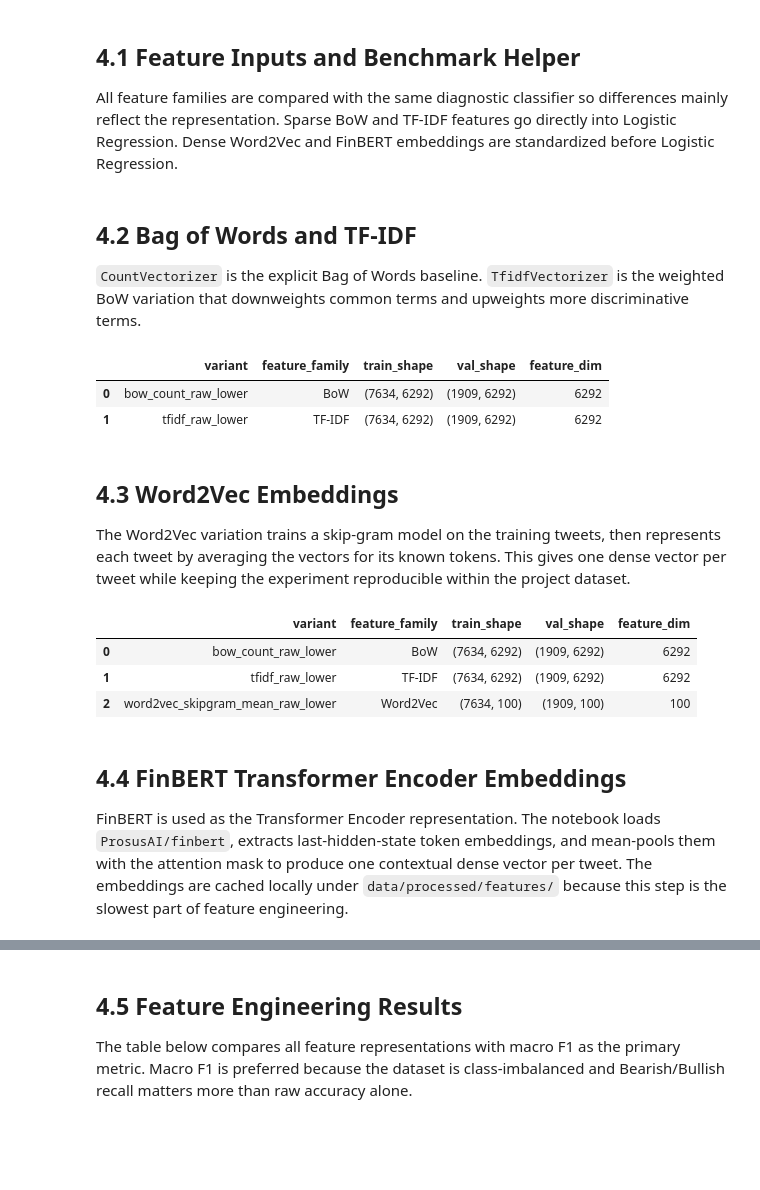
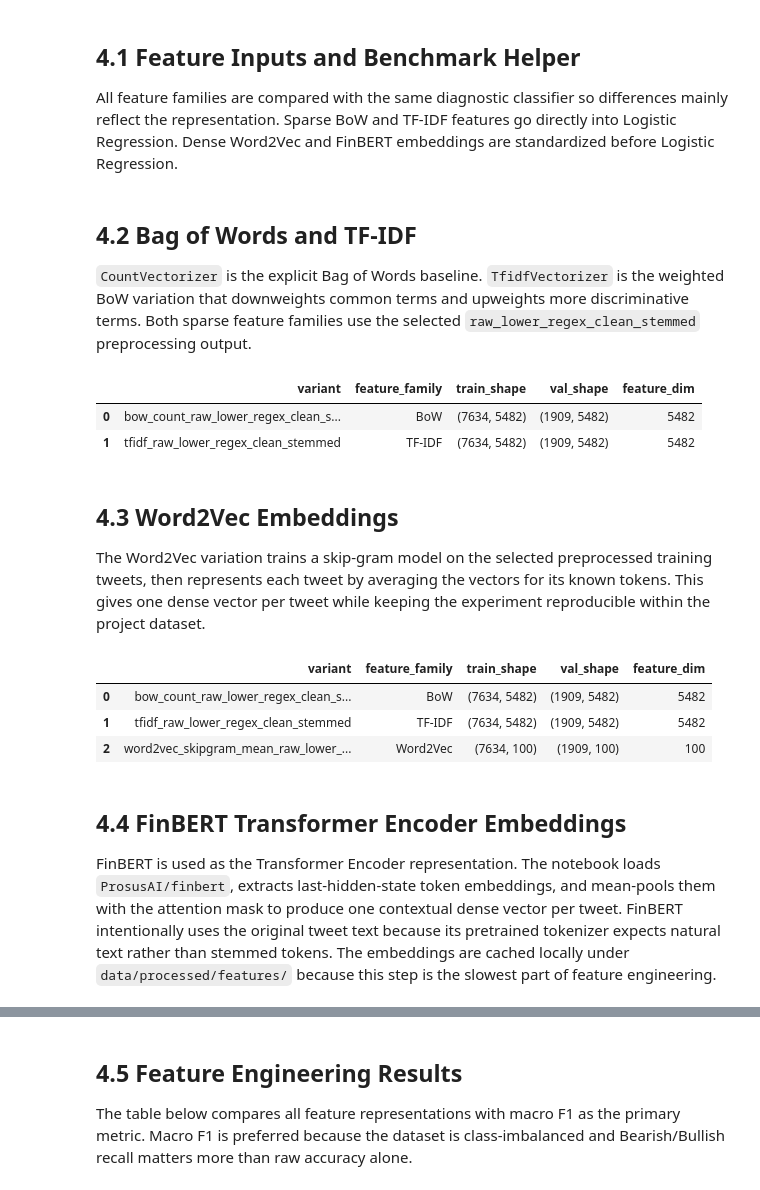
Before and after one commit to alexmr-ds/text_mining_project, a Jupyter notebook: notebooks/workflow.ipynb, the cells around one changed output, grey strips where cells are left out. Cells and saved outputs as stored; diff of their text form; code cells hidden in the pictures; blank space fills up the shorter version.

```diff
--- a/notebooks/workflow.ipynb
+++ b/notebooks/workflow.ipynb
@@ -1021,9 +766,11 @@ This section implements the required feature engineering families: plain Bag of
 All feature families are compared with the same diagnostic classifier so differences mainly reflect the representation. Sparse BoW and TF-IDF features go directly into Logistic Regression. Dense Word2Vec and FinBERT embeddings are standardized before Logistic Regression.
 # %%
 # --- Define feature inputs and a shared benchmark helper --- #
-X_train_feature_raw_lower = X_train_raw_lower
-X_val_feature_raw_lower = X_val_raw_lower
-X_test_feature_raw_lower = X_test.apply(lowercase_text)
+FEATURE_TEXT_VARIANT = best_preprocessing_variant
+
+X_train_feature_preprocessed = X_train_selected_preprocessed
+X_val_feature_preprocessed = X_val_selected_preprocessed
+X_test_feature_preprocessed = X_test_selected_preprocessed
 
 X_train_feature_original = X_train
 X_val_feature_original = X_val
@@ -1037,16 +784,16 @@ feature_classification_reports = {}
 # %% [markdown]
 ## 4.2 Bag of Words and TF-IDF
 
-`CountVectorizer` is the explicit Bag of Words baseline. `TfidfVectorizer` is the weighted BoW variation that downweights common terms and upweights more discriminative terms.
+`CountVectorizer` is the explicit Bag of Words baseline. `TfidfVectorizer` is the weighted BoW variation that downweights common terms and upweights more discriminative terms. Both sparse feature families use the selected `raw_lower_regex_clean_stemmed` preprocessing output.
 # %%
 # --- Build sparse BoW and TF-IDF feature matrices --- #
 bow_vectorizer = CountVectorizer(min_df=2)
-X_train_bow = bow_vectorizer.fit_transform(X_train_feature_raw_lower)
-X_val_bow = bow_vectorizer.transform(X_val_feature_raw_lower)
-X_test_bow = bow_vectorizer.transform(X_test_feature_raw_lower)
+X_train_bow = bow_vectorizer.fit_transform(X_train_feature_preprocessed)
+X_val_bow = bow_vectorizer.transform(X_val_feature_preprocessed)
+X_test_bow = bow_vectorizer.transform(X_test_feature_preprocessed)
 
 benchmark_row, shape_row, report = features.benchmark_feature_matrix(
-    "bow_count_raw_lower",
+    f"bow_count_{FEATURE_TEXT_VARIANT}",
     "BoW",
     X_train_bow,
     X_val_bow,
@@ -1058,12 +805,12 @@ feature_shape_rows.append(shape_row)
 feature_classification_reports[benchmark_row["variant"]] = report
 
 tfidf_vectorizer = TfidfVectorizer(min_df=2)
-X_train_tfidf = tfidf_vectorizer.fit_transform(X_train_feature_raw_lower)
-X_val_tfidf = tfidf_vectorizer.transform(X_val_feature_raw_lower)
-X_test_tfidf = tfidf_vectorizer.transform(X_test_feature_raw_lower)
+X_train_tfidf = tfidf_vectorizer.fit_transform(X_train_feature_preprocessed)
+X_val_tfidf = tfidf_vectorizer.transform(X_val_feature_preprocessed)
+X_test_tfidf = tfidf_vectorizer.transform(X_test_feature_preprocessed)
 
 benchmark_row, shape_row, report = features.benchmark_feature_matrix(
-    "tfidf_raw_lower",
+    f"tfidf_{FEATURE_TEXT_VARIANT}",
     "TF-IDF",
     X_train_tfidf,
     X_val_tfidf,
@@ -1072,22 +819,22 @@ benchmark_row, shape_row, report = features.benchmark_feature_matrix(
 )
 feature_benchmark_rows.append(benchmark_row)
 feature_shape_rows.append(shape_row)
-feature_classification_reports[benchmark_row["variant"]] = report
+feature_classification_reports[benchmark_row["variant"]]
 
 pd.DataFrame(feature_shape_rows)
 # %% [output]
 |  | variant | feature_family | train_shape | val_shape | feature_dim |
-| 0 | bow_count_raw_lower | BoW | (7634, 6292) | (1909, 6292) | 6292 |
-| 1 | tfidf_raw_lower | TF-IDF | (7634, 6292) | (1909, 6292) | 6292 |
+| 0 | bow_count_raw_lower_regex_clean_s... | BoW | (7634, 5482) | (1909, 5482) | 5482 |
+| 1 | tfidf_raw_lower_regex_clean_stemmed | TF-IDF | (7634, 5482) | (1909, 5482) | 5482 |
 # %% [markdown]
 ## 4.3 Word2Vec Embeddings
 
-The Word2Vec variation trains a skip-gram model on the training tweets, then represents each tweet by averaging the vectors for its known tokens. This gives one dense vector per tweet while keeping the experiment reproducible within the project dataset.
+The Word2Vec variation trains a skip-gram model on the selected preprocessed training tweets, then represents each tweet by averaging the vectors for its known tokens. This gives one dense vector per tweet while keeping the experiment reproducible within the project dataset.
 # %%
 # --- Train Word2Vec and average token vectors per tweet --- #
-word2vec_train_tokens = features.tokenize_for_word2vec(X_train_feature_raw_lower)
-word2vec_val_tokens = features.tokenize_for_word2vec(X_val_feature_raw_lower)
-word2vec_test_tokens = features.tokenize_for_word2vec(X_test_feature_raw_lower)
+word2vec_train_tokens = features.tokenize_for_word2vec(X_train_feature_preprocessed)
+word2vec_val_tokens = features.tokenize_for_word2vec(X_val_feature_preprocessed)
+word2vec_test_tokens = features.tokenize_for_word2vec(X_test_feature_preprocessed)
 
 word2vec_model = features.train_word2vec_model(
     word2vec_train_tokens,
@@ -1097,44 +844,46 @@ word2vec_model = features.train_word2vec_model(
     sg=1,
     seed=73,
     epochs=20,
 )
 
+word2vec_cache_prefix = f"word2vec_skipgram_100d_{FEATURE_TEXT_VARIANT}"
+
 X_train_word2vec = features.load_or_create_feature_cache(
-    FEATURE_CACHE_DIR / "word2vec_skipgram_100d_train.npy",
+    FEATURE_CACHE_DIR / f"{word2vec_cache_prefix}_train.npy",
     lambda: features.average_word2vec_embeddings(word2vec_train_tokens, word2vec_model),
 )
 X_val_word2vec = features.load_or_create_feature_cache(
-    FEATURE_CACHE_DIR / "word2vec_skipgram_100d_val.npy",
+    FEATURE_CACHE_DIR / f"{word2vec_cache_prefix}_val.npy",
     lambda: features.average_word2vec_embeddings(word2vec_val_tokens, word2vec_model),
 )
 X_test_word2vec = features.load_or_create_feature_cache(
-    FEATURE_CACHE_DIR / "word2vec_skipgram_100d_test.npy",
+    FEATURE_CACHE_DIR / f"{word2vec_cache_prefix}_test.npy",
     lambda: features.average_word2vec_embeddings(word2vec_test_tokens, word2vec_model),
 )
 
 benchmark_row, shape_row, report = features.benchmark_feature_matrix(
-    "word2vec_skipgram_mean_raw_lower",
+    f"word2vec_skipgram_mean_{FEATURE_TEXT_VARIANT}",
     "Word2Vec",
     X_train_word2vec,
     X_val_word2vec,
     y_train,
     y_val,
     scale_dense=True,
 )
 feature_benchmark_rows.append(benchmark_row)
 feature_shape_rows.append(shape_row)
 feature_classification_reports[benchmark_row["variant"]] = report
 
 pd.DataFrame(feature_shape_rows)
 # %% [output]
 |  | variant | feature_family | train_shape | val_shape | feature_dim |
-| 0 | bow_count_raw_lower | BoW | (7634, 6292) | (1909, 6292) | 6292 |
-| 1 | tfidf_raw_lower | TF-IDF | (7634, 6292) | (1909, 6292) | 6292 |
-| 2 | word2vec_skipgram_mean_raw_lower | Word2Vec | (7634, 100) | (1909, 100) | 100 |
+| 0 | bow_count_raw_lower_regex_clean_s... | BoW | (7634, 5482) | (1909, 5482) | 5482 |
+| 1 | tfidf_raw_lower_regex_clean_stemmed | TF-IDF | (7634, 5482) | (1909, 5482) | 5482 |
+| 2 | word2vec_skipgram_mean_raw_lower_... | Word2Vec | (7634, 100) | (1909, 100) | 100 |
 # %% [markdown]
 ## 4.4 FinBERT Transformer Encoder Embeddings
 
-FinBERT is used as the Transformer Encoder representation. The notebook loads `ProsusAI/finbert`, extracts last-hidden-state token embeddings, and mean-pools them with the attention mask to produce one contextual dense vector per tweet. The embeddings are cached locally under `data/processed/features/` because this step is the slowest part of feature engineering.
+FinBERT is used as the Transformer Encoder representation. The notebook loads `ProsusAI/finbert`, extracts last-hidden-state token embeddings, and mean-pools them with the attention mask to produce one contextual dense vector per tweet. FinBERT intentionally uses the original tweet text because its pretrained tokenizer expects natural text rather than stemmed tokens. The embeddings are cached locally under `data/processed/features/` because this step is the slowest part of feature engineering.
 # %%
 # --- Encode tweets with FinBERT mean-pooled transformer embeddings --- #
 FINBERT_MODEL_NAME = "ProsusAI/finbert"
```
Also changed, not shown: parts of 53 cells of this notebook, 7 other files.
